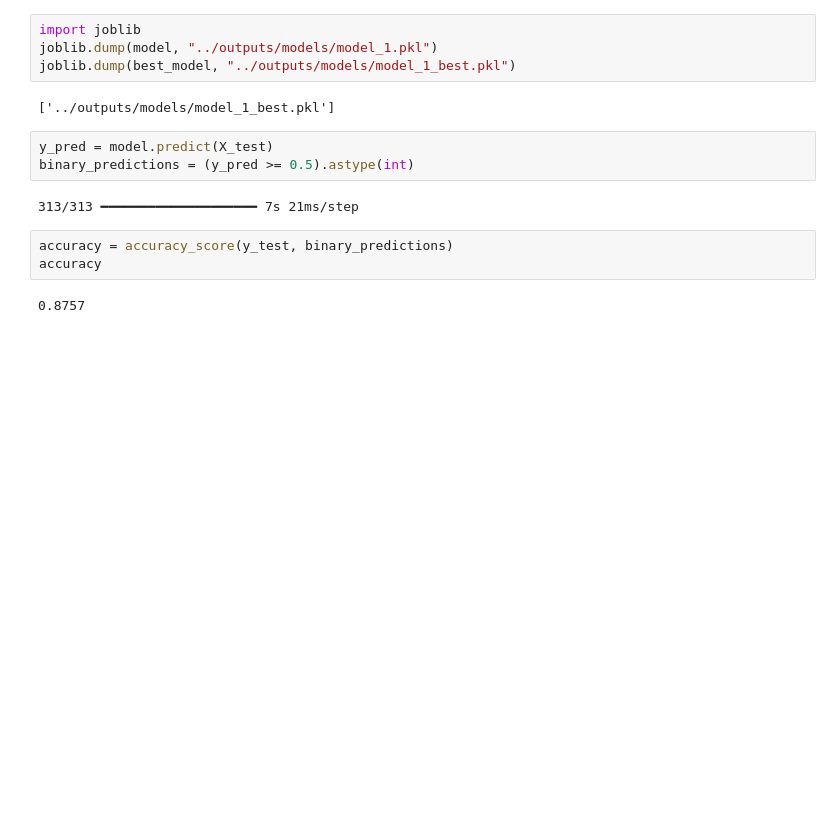
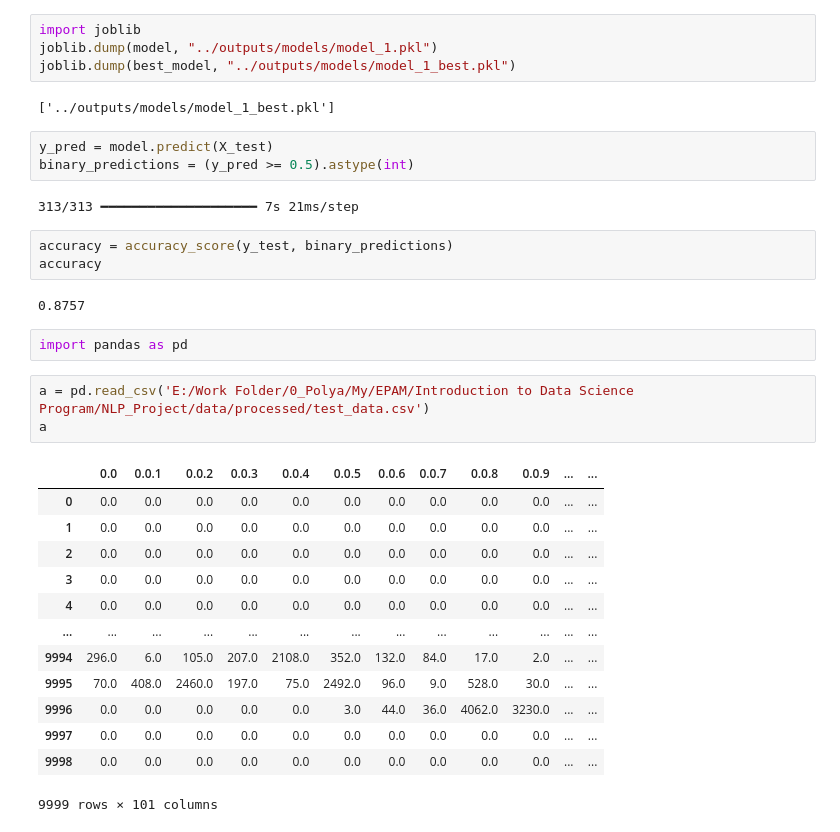
Before and after one commit to PolinaSushko/NLP_Project, a Jupyter notebook: notebooks/final_pr.ipynb, the cells around one changed output. Cells and saved outputs as stored; diff of their text form; blank space fills up the shorter version.

```diff
--- a/notebooks/final_pr.ipynb
+++ b/notebooks/final_pr.ipynb
@@ -624,3 +624,22 @@ accuracy = accuracy_score(y_test, binary_predictions)
 accuracy
 # %% [output]
 0.8757
+# %%
+import pandas as pd
+# %%
+a = pd.read_csv('E:/Work Folder/0_Polya/My/EPAM/Introduction to Data Science Program/NLP_Project/data/processed/test_data.csv')
+a
+# %% [output]
+|  | 0.0 | 0.0.1 | 0.0.2 | 0.0.3 | 0.0.4 | 0.0.5 | 0.0.6 | 0.0.7 | 0.0.8 | 0.0.9 | ... | ... |
+| 0 | 0.0 | 0.0 | 0.0 | 0.0 | 0.0 | 0.0 | 0.0 | 0.0 | 0.0 | 0.0 | ... | ... |
+| 1 | 0.0 | 0.0 | 0.0 | 0.0 | 0.0 | 0.0 | 0.0 | 0.0 | 0.0 | 0.0 | ... | ... |
+| 2 | 0.0 | 0.0 | 0.0 | 0.0 | 0.0 | 0.0 | 0.0 | 0.0 | 0.0 | 0.0 | ... | ... |
+| 3 | 0.0 | 0.0 | 0.0 | 0.0 | 0.0 | 0.0 | 0.0 | 0.0 | 0.0 | 0.0 | ... | ... |
+| 4 | 0.0 | 0.0 | 0.0 | 0.0 | 0.0 | 0.0 | 0.0 | 0.0 | 0.0 | 0.0 | ... | ... |
+| ... | ... | ... | ... | ... | ... | ... | ... | ... | ... | ... | ... | ... |
+| 9994 | 296.0 | 6.0 | 105.0 | 207.0 | 2108.0 | 352.0 | 132.0 | 84.0 | 17.0 | 2.0 | ... | ... |
+| 9995 | 70.0 | 408.0 | 2460.0 | 197.0 | 75.0 | 2492.0 | 96.0 | 9.0 | 528.0 | 30.0 | ... | ... |
+| 9996 | 0.0 | 0.0 | 0.0 | 0.0 | 0.0 | 3.0 | 44.0 | 36.0 | 4062.0 | 3230.0 | ... | ... |
+| 9997 | 0.0 | 0.0 | 0.0 | 0.0 | 0.0 | 0.0 | 0.0 | 0.0 | 0.0 | 0.0 | ... | ... |
+| 9998 | 0.0 | 0.0 | 0.0 | 0.0 | 0.0 | 0.0 | 0.0 | 0.0 | 0.0 | 0.0 | ... | ... |
+9999 rows × 101 columns
```
Also changed, not shown: 5 other files.
